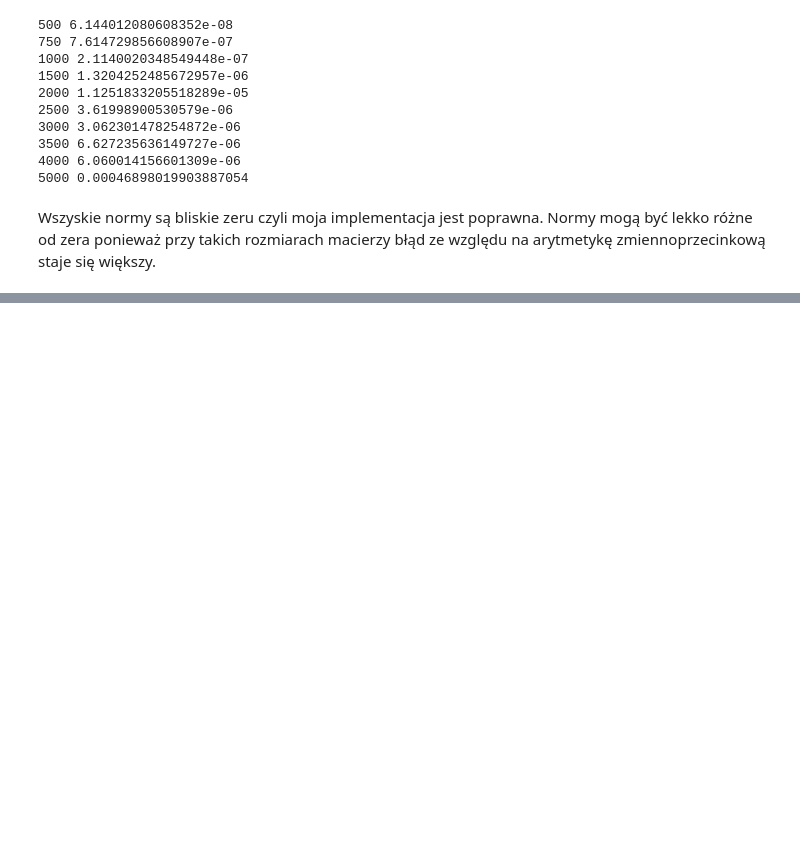
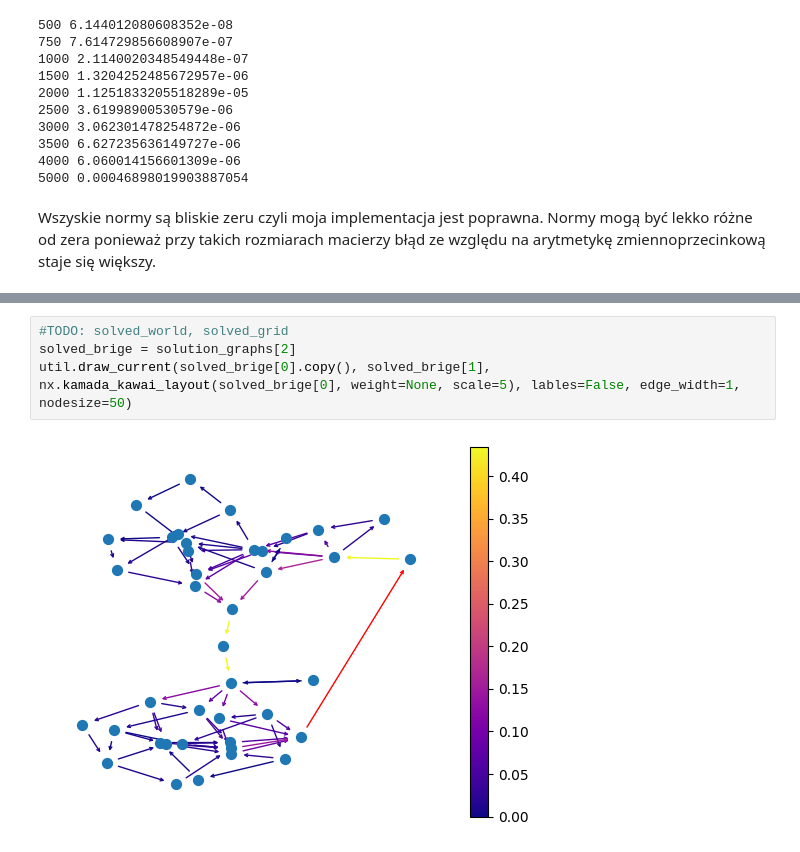
Before and after one commit to MinerOfSouls/Mowint, a Jupyter notebook: lab2.ipynb, the cells around one changed output, grey strips where cells are left out. Cells and saved outputs as stored; diff of their text form; blank space fills up the shorter version.

```diff
--- a/lab2.ipynb
+++ b/lab2.ipynb
@@ -72,0 +226,6 @@ Wszyskie normy są bliskie zeru czyli moja implementacja jest poprawna. Normy mo
+# %%
+#TODO: solved_world, solved_grid
+solved_brige = solution_graphs[2]
+util.draw_current(solved_brige[0].copy(), solved_brige[1], nx.kamada_kawai_layout(solved_brige[0], weight=None, scale=5), lables=False, edge_width=1, nodesize=50)
+# %% [output]
+[figure, added]
```
Also changed, not shown: parts of 17 cells of this notebook, 6 other files.
